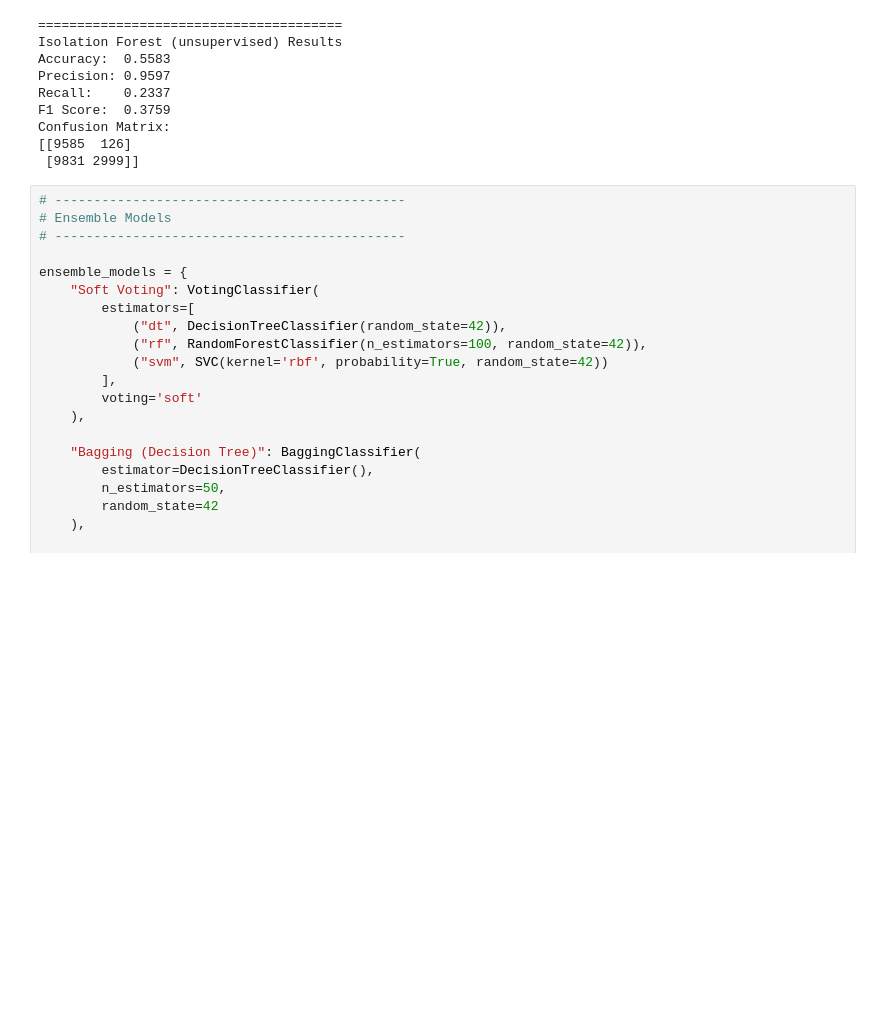
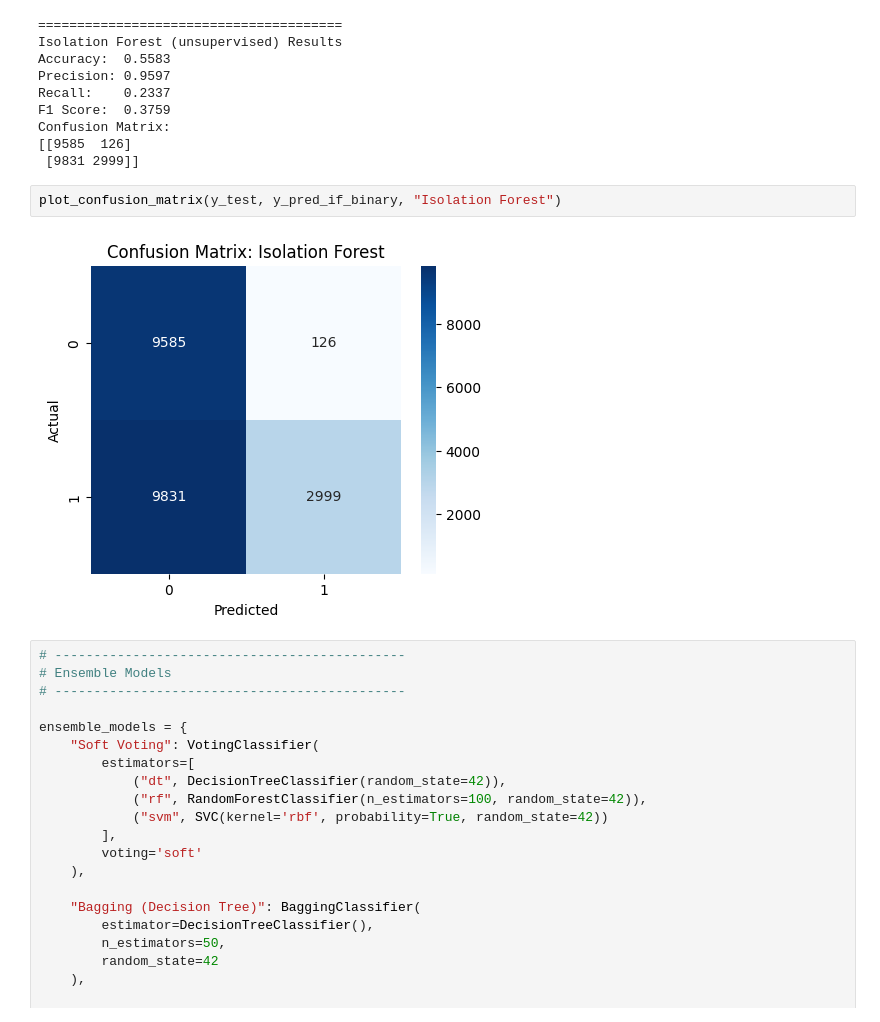
Before and after one commit to isj0/Deep-Learning-with-PyTorch, a Jupyter notebook: Test_Run_Final_Project.ipynb, the cells around one changed output. Saved outputs shown, nothing was run; the diff lists cells and outputs as text; blank space fills up the shorter version.

```diff
--- a/Test_Run_Final_Project.ipynb
+++ b/Test_Run_Final_Project.ipynb
@@ -339,6 +380,10 @@ F1 Score:  0.3759
 Confusion Matrix:
 [[9585  126]
  [9831 2999]]
+# %%
+plot_confusion_matrix(y_test, y_pred_if_binary, "Isolation Forest")
+# %% [output]
+[figure, added]
 # %%
 # ---------------------------------------------
 # Ensemble Models
```
Also changed, not shown: parts of 4 cells of this notebook.
